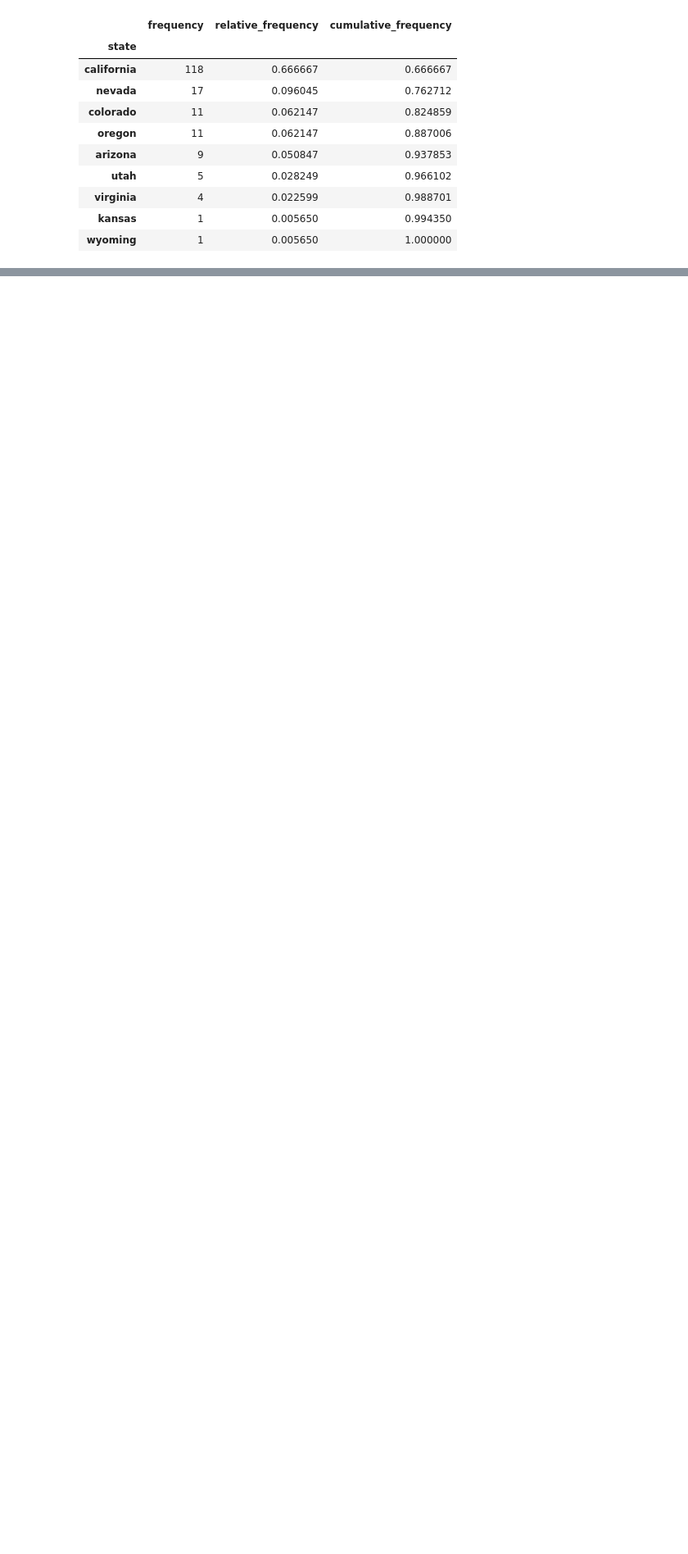
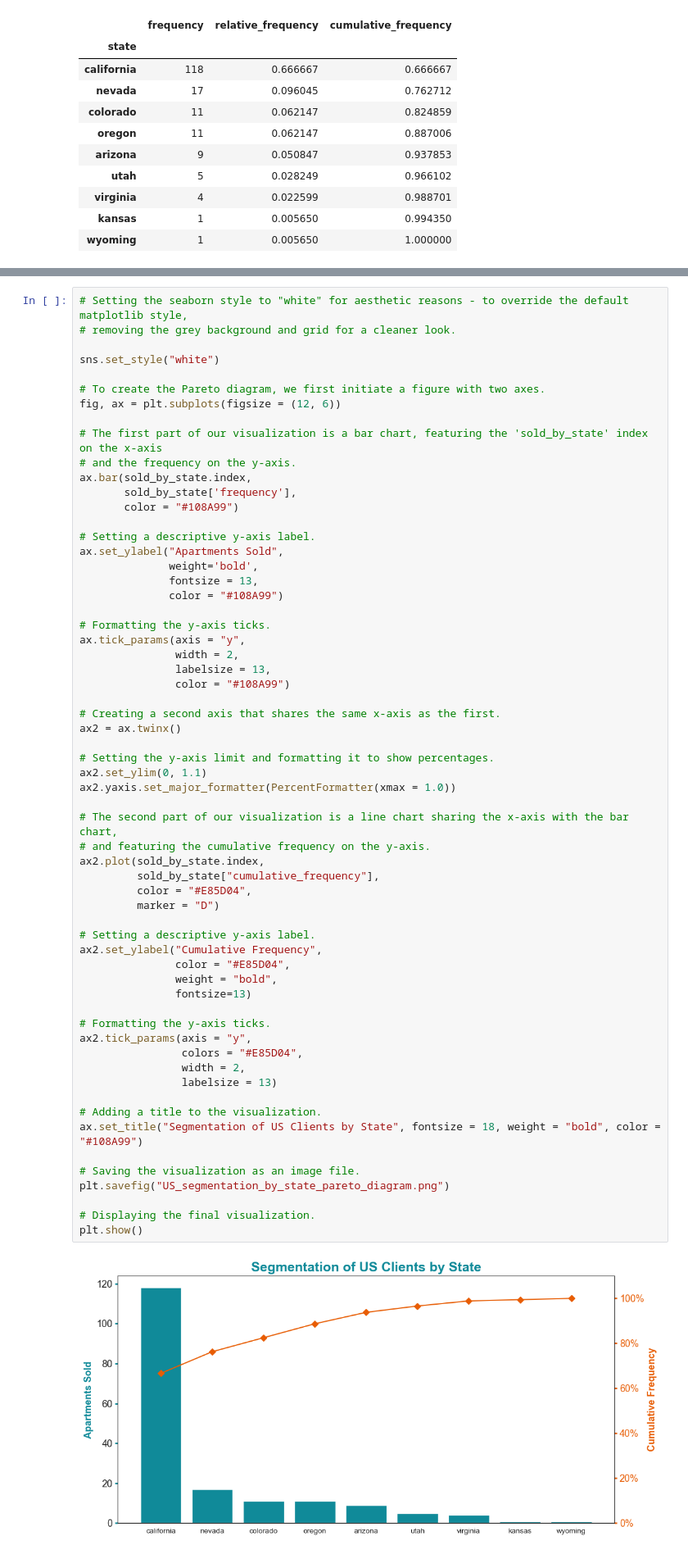
Before and after one commit to Will-Jacobs/Real-Estate-Market-Analysis, a Jupyter notebook: Real Estate Market Analysis - Preprocessing Data.ipynb, the cells around one changed output, grey strips where cells are left out. Shown: that part at 82% size. Cells and saved outputs as stored; diff of their text form; blank space fills up the shorter version.

```diff
--- a/Real Estate Market Analysis - Preprocessing Data.ipynb
+++ b/Real Estate Market Analysis - Preprocessing Data.ipynb
@@ -1499,0 +1596,63 @@ data[['age_at_purchase','price$']].corr()
+# %%
+# Setting the seaborn style to "white" for aesthetic reasons - to override the default matplotlib style,
+# removing the grey background and grid for a cleaner look.
+
+sns.set_style("white")
+
+# To create the Pareto diagram, we first initiate a figure with two axes.
+fig, ax = plt.subplots(figsize = (12, 6))
+
+# The first part of our visualization is a bar chart, featuring the 'sold_by_state' index on the x-axis
+# and the frequency on the y-axis.
+ax.bar(sold_by_state.index,
+       sold_by_state['frequency'],
+       color = "#108A99")
+
+# Setting a descriptive y-axis label.
+ax.set_ylabel("Apartments Sold",
+              weight='bold',
+              fontsize = 13,
+              color = "#108A99")
+
+# Formatting the y-axis ticks.
+ax.tick_params(axis = "y",
+               width = 2,
+               labelsize = 13,
+               color = "#108A99")
+
+# Creating a second axis that shares the same x-axis as the first.
+ax2 = ax.twinx()
+
+# Setting the y-axis limit and formatting it to show percentages.
+ax2.set_ylim(0, 1.1)
+ax2.yaxis.set_major_formatter(PercentFormatter(xmax = 1.0))
+
+# The second part of our visualization is a line chart sharing the x-axis with the bar chart,
+# and featuring the cumulative frequency on the y-axis.
+ax2.plot(sold_by_state.index,
+         sold_by_state["cumulative_frequency"],
+         color = "#E85D04",
+         marker = "D")
+
+# Setting a descriptive y-axis label.
+ax2.set_ylabel("Cumulative Frequency",
+               color = "#E85D04",
+               weight = "bold",
+               fontsize=13)
+
+# Formatting the y-axis ticks.
+ax2.tick_params(axis = "y",
+                colors = "#E85D04",
+                width = 2,
+                labelsize = 13)
+
+# Adding a title to the visualization.
+ax.set_title("Segmentation of US Clients by State", fontsize = 18, weight = "bold", color = "#108A99")
+
+# Saving the visualization as an image file.
+plt.savefig("US_segmentation_by_state_pareto_diagram.png")
+
+# Displaying the final visualization.
+plt.show()
+# %% [output]
+[figure, added]
```
Also changed, not shown: parts of 95 cells of this notebook.
